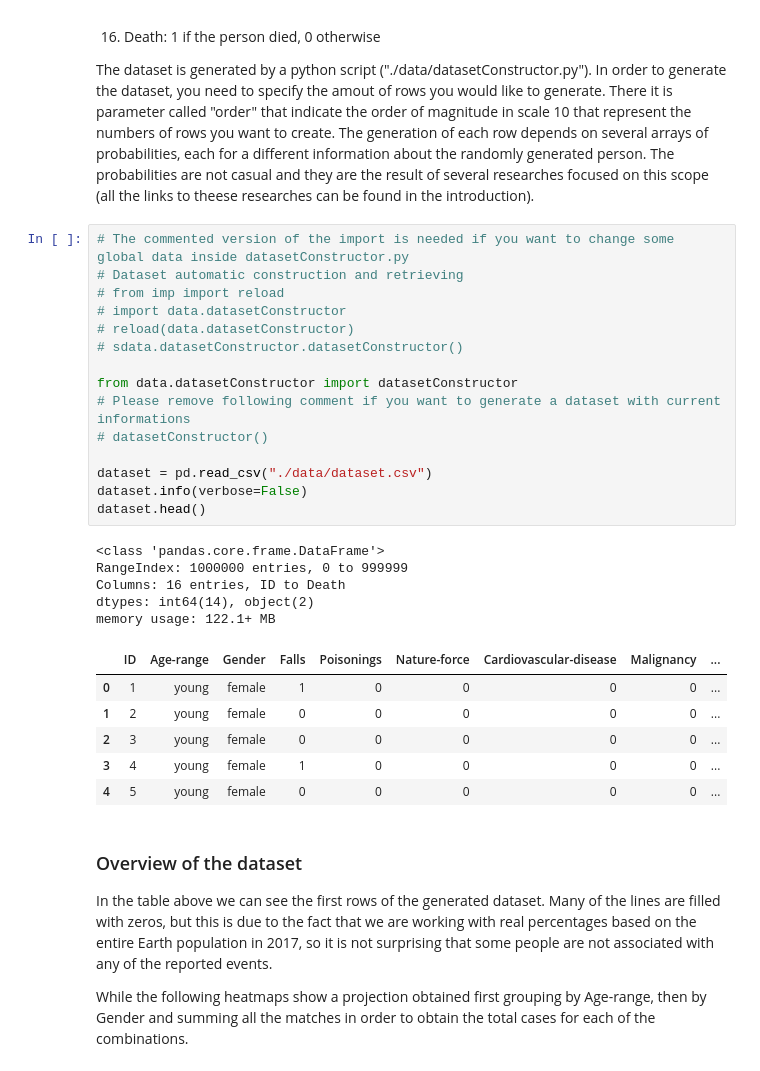
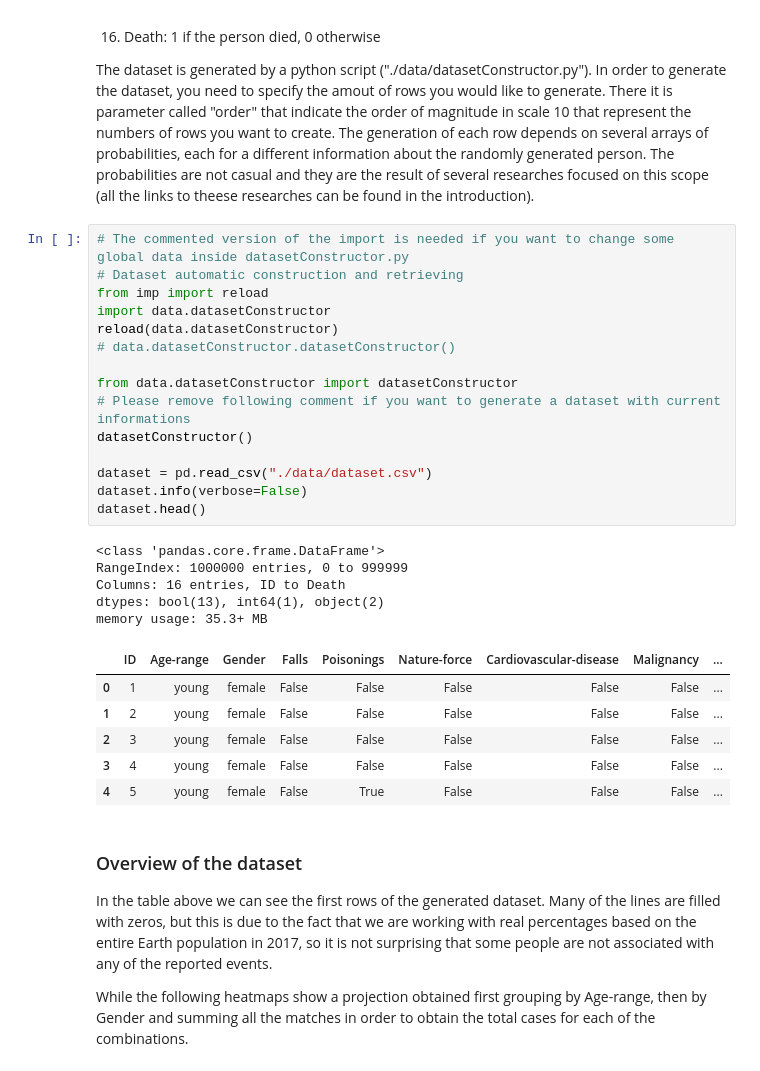
Before and after one commit to AndreaZecca/ByeBayes, a Jupyter notebook: project.ipynb, the cells around one changed output. Cells and saved outputs as stored; diff of their text form.

```diff
--- a/project.ipynb
+++ b/project.ipynb
@@ -111,30 +111,30 @@ The dataset is generated by a python script ("./data/datasetConstructor.py"). In
 # %%
 # The commented version of the import is needed if you want to change some global data inside datasetConstructor.py
 # Dataset automatic construction and retrieving
-# from imp import reload
-# import data.datasetConstructor
-# reload(data.datasetConstructor)
-# sdata.datasetConstructor.datasetConstructor()
+from imp import reload
+import data.datasetConstructor
+reload(data.datasetConstructor)
+# data.datasetConstructor.datasetConstructor()
 
 from data.datasetConstructor import datasetConstructor
 # Please remove following comment if you want to generate a dataset with current informations
-# datasetConstructor()
+datasetConstructor()
 
 dataset = pd.read_csv("./data/dataset.csv")
 dataset.info(verbose=False)
 dataset.head()
 # %% [output]
 <class 'pandas.core.frame.DataFrame'>
 RangeIndex: 1000000 entries, 0 to 999999
 Columns: 16 entries, ID to Death
-dtypes: int64(14), object(2)
-memory usage: 122.1+ MB
+dtypes: bool(13), int64(1), object(2)
+memory usage: 35.3+ MB
 |  | ID | Age-range | Gender | Falls | Poisonings | Nature-force | Cardiovascular-disease | Malignancy | ... |
-| 0 | 1 | young | female | 1 | 0 | 0 | 0 | 0 | ... |
-| 1 | 2 | young | female | 0 | 0 | 0 | 0 | 0 | ... |
-| 2 | 3 | young | female | 0 | 0 | 0 | 0 | 0 | ... |
-| 3 | 4 | young | female | 1 | 0 | 0 | 0 | 0 | ... |
-| 4 | 5 | young | female | 0 | 0 | 0 | 0 | 0 | ... |
+| 0 | 1 | young | female | False | False | False | False | False | ... |
+| 1 | 2 | young | female | False | False | False | False | False | ... |
+| 2 | 3 | young | female | False | False | False | False | False | ... |
+| 3 | 4 | young | female | False | False | False | False | False | ... |
+| 4 | 5 | young | female | False | True | False | False | False | ... |
 # %% [markdown]
 ### Overview of the dataset
 In the table above we can see the first rows of the generated dataset. Many of the lines are filled with zeros, but this is due to the fact that we are working with real percentages based on the entire Earth population in 2017, so it is not surprising that some people are not associated with any of the reported events. </br>
```
Also changed, not shown: parts of 7 cells of this notebook, 4 other files.
